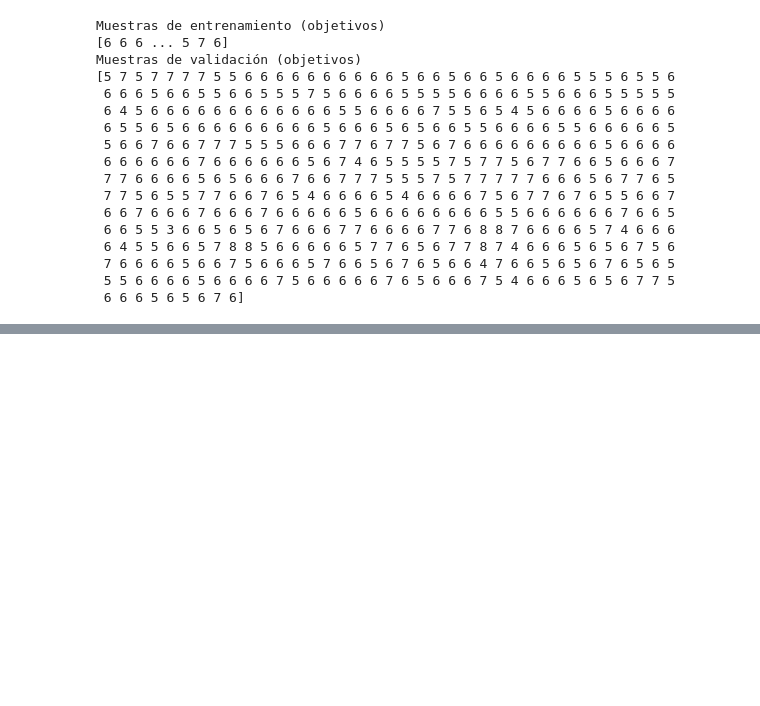
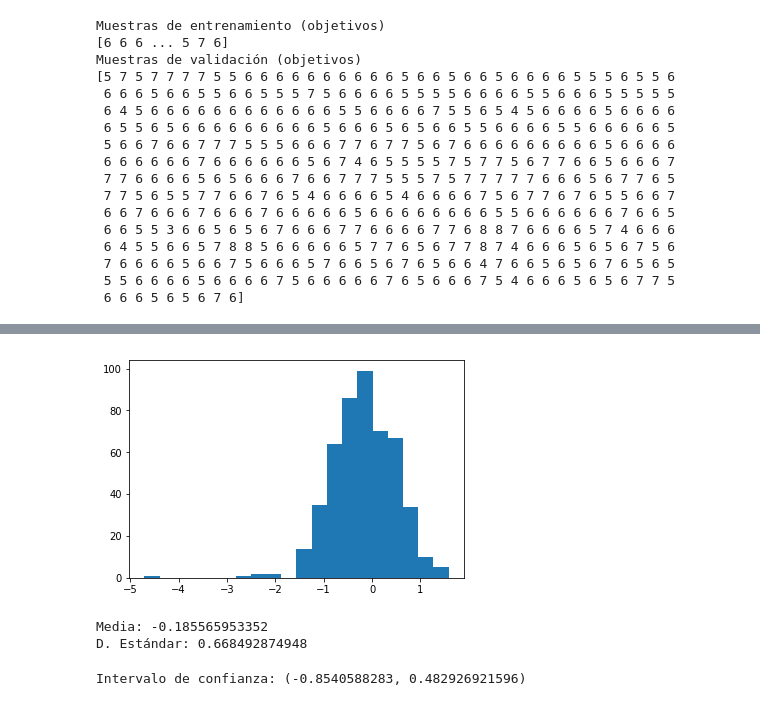
Before and after one commit to badillosoft/python-scig, a Jupyter notebook: Introducción a Keras (ANN).ipynb, the cells around one changed output, grey strips where cells are left out. Saved outputs shown, nothing was run; the diff lists cells and outputs as text; code cells hidden in the pictures; blank space fills up the shorter version.

```diff
--- a/Introducción a Keras (ANN).ipynb
+++ b/Introducción a Keras (ANN).ipynb
@@ -179,0 +240,22 @@ Epoch 50/50
+# %%
+plt.hist(d, 20)
+
+plt.show()
+# %% [output]
+[figure, added]
+# %%
+mu = sum(d) / len(d)
+s = (sum((d - np.ones(len(d)) * mu) ** 2) / (len(d) - 1)) ** 0.5
+
+print("Media: {}".format(mu))
+print("D. Estándar: {}".format(s))
+# %% [output]
+Media: -0.185565953352
+D. Estándar: 0.668492874948
+# %%
+tmin = mu - 2 * s
+tmax = mu + 2 * s
+
+print("Intervalo de confianza: ({}, {})".format(tmin, tmax))
+# %% [output]
+Intervalo de confianza: (-0.8540588283, 0.482926921596)
```
Also changed, not shown: parts of 7 cells of this notebook.
